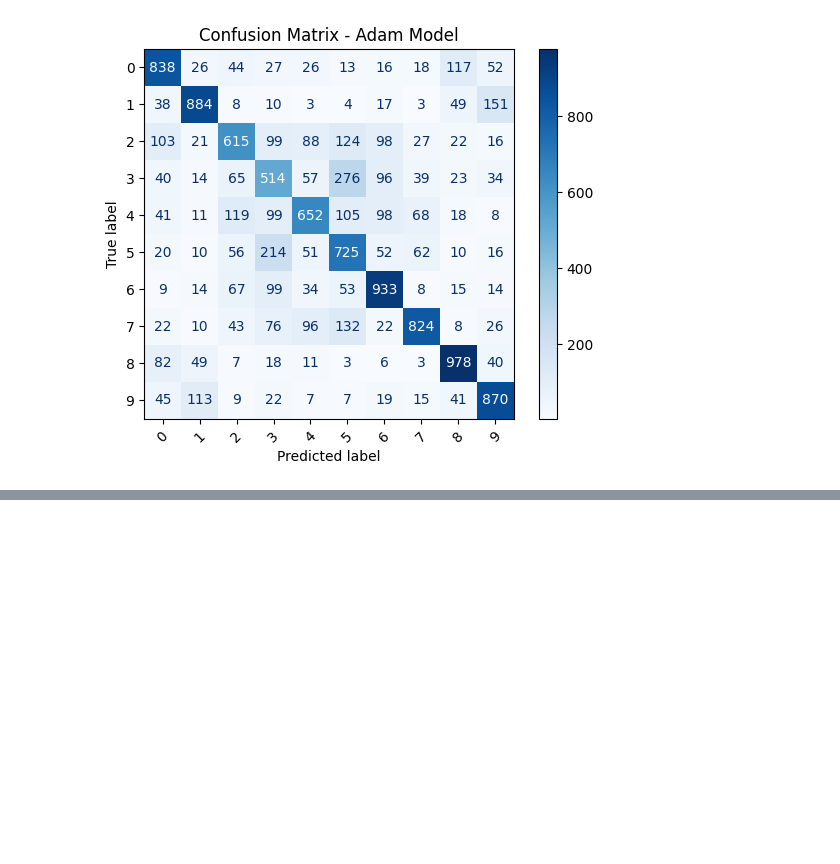
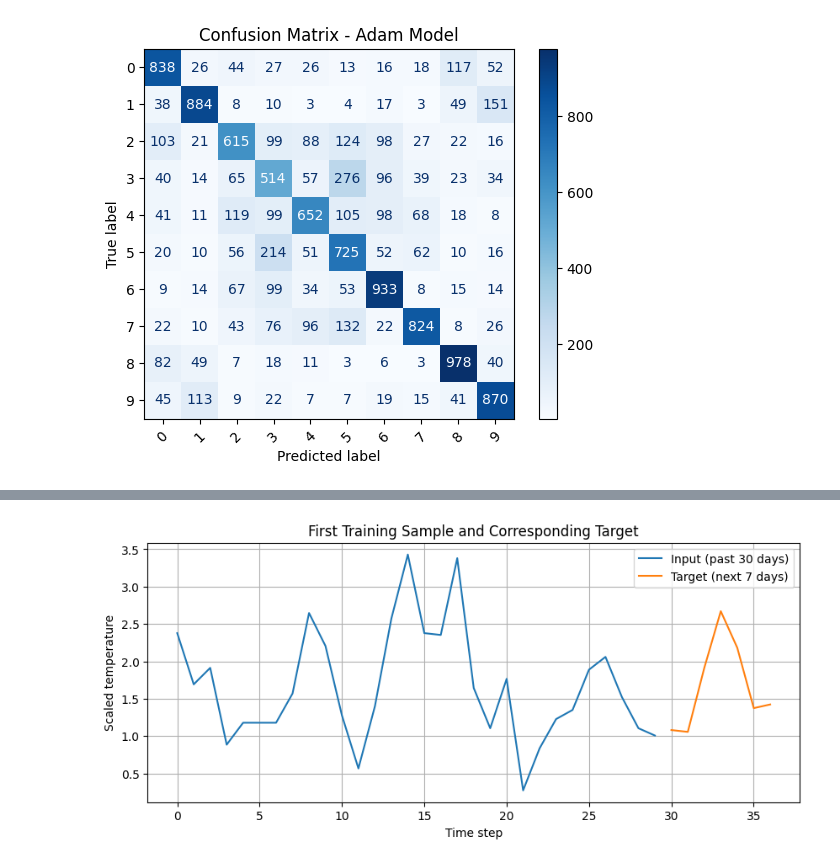
Before and after one commit to giannismantzaris-cmd/DAMA61, a Jupyter notebook: Mantzaris_WA5.ipynb, the cells around one changed output, grey strips where cells are left out. Drawn from its saved outputs; the diff is of its cells as text; code cells hidden in the pictures; blank space fills up the shorter version.

```diff
--- a/Mantzaris_WA5.ipynb
+++ b/Mantzaris_WA5.ipynb
@@ -282,0 +383,20 @@ plt.show()
+# %%
+# Standardization
+scaler = StandardScaler()
+train_scaled = scaler.fit_transform(train)
+val_scaled = scaler.transform(val)
+test_scaled = scaler.transform(test)
+# %%
+# Define the function and create lists to store inputs and outputs
+def to_windows(series, input_length=30, output_length=7):
+    X = []
+    y = []
+
+#create windows with 30 inputs and 7 outputs by shifting each window by 1 day ensuring we make full windows (size 37)
+#which overlap as much as possible to give
+    for i in range(len(series) - input_length - output_length + 1):
+        window = series[i : i + input_length + output_length]
+        X.append(window[:input_length])
+        y.append(window[input_length:])
+
+    return np.array(X), np.array(y)
@@ -282,0 +423,14 @@ plt.show()
+# %%
+plt.figure(figsize=(10, 4))
+
+plt.plot(range(30), X_train[0].flatten(), label="Input (past 30 days)")
+plt.plot(range(30, 37), y_train[0].flatten(), label="Target (next 7 days)")
+
+plt.xlabel("Time step")
+plt.ylabel("Scaled temperature")
+plt.title("First Training Sample and Corresponding Target")
+plt.legend()
+plt.grid(True)
+plt.show()
+# %% [output]
+[figure, added]
```
Also changed, not shown: parts of 14 cells of this notebook.
